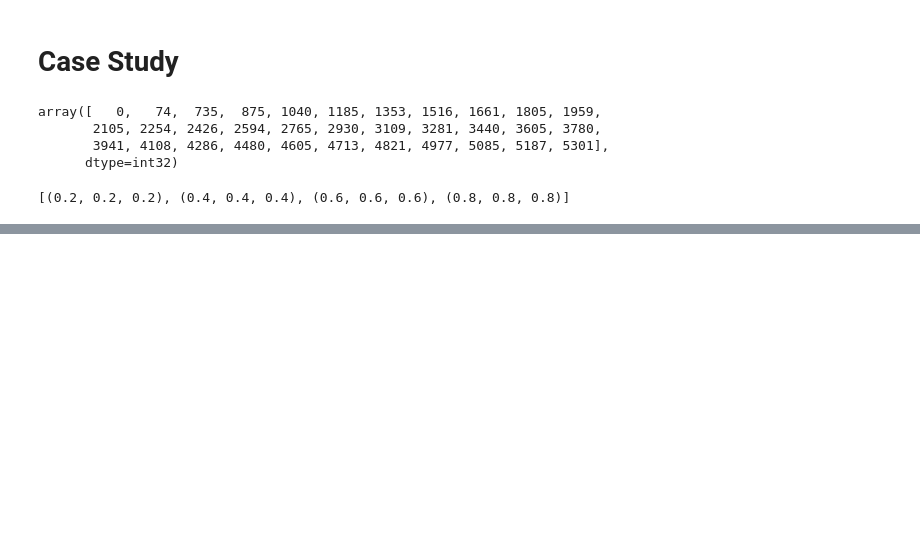
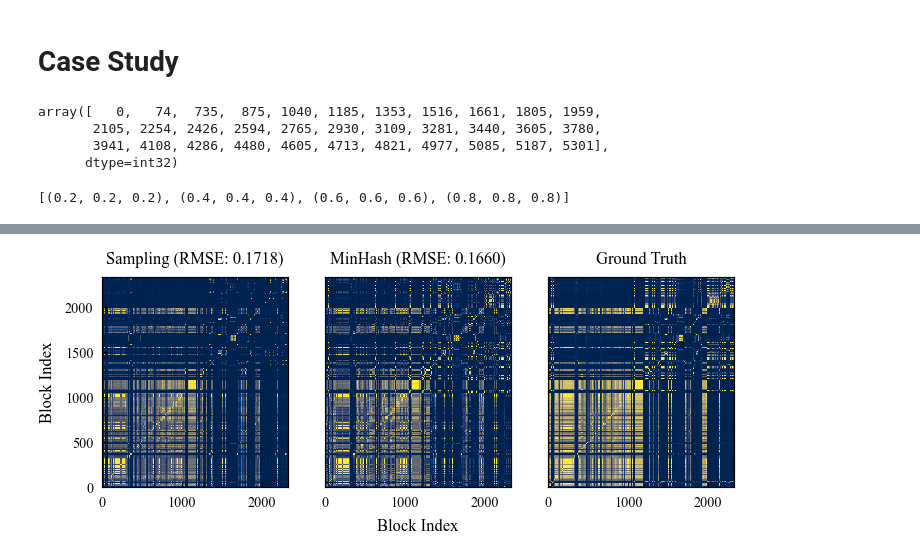
Before and after one commit to pku-liang/p2sim, a Jupyter notebook: analysis2.ipynb, the cells around one changed output, grey strips where cells are left out. Cells and saved outputs as stored; diff of their text form; code cells hidden in the pictures; blank space fills up the shorter version.

```diff
--- a/analysis2.ipynb
+++ b/analysis2.ipynb
@@ -283,0 +289,22 @@ plt.savefig('thread-breakdown-boom-l-t12.pgo.pdf')
+# %%
+ground_truth = np.load('prof-method-stat/ground-truth.npy')
+minhash_method = np.load('prof-method-stat/minhash-method.npy') ** 0.7
+binsample_method = np.load('prof-method-stat/binsample-method.npy')
+# %%
+# plt.figure(figsize=(1.6*3, 1.6))
+fig, ax = plt.subplots(1, 3, figsize=(3*1.6, 1.6), squeeze=True)
+ax[0].pcolormesh(binsample_method, rasterized=True)
+rmse = np.sqrt(((binsample_method - ground_truth) ** 2).mean())
+ax[0].set_title(f'Sampling (RMSE: {rmse:.4f})')
+ax[1].pcolormesh(minhash_method, rasterized=True)
+ax[1].set_yticks([])
+rmse = np.sqrt(((minhash_method - ground_truth) ** 2).mean())
+ax[1].set_title(f'MinHash (RMSE: {rmse:.4f})')
+ax[2].pcolormesh(ground_truth, rasterized=True)
+ax[2].set_yticks([])
+ax[2].set_title(f'Ground Truth')
+ax[0].set_ylabel('Block Index')
+ax[1].set_xlabel('Block Index')
+plt.savefig('prof-method-stat.pdf')
+# %% [output]
+[figure, added]
```
Also changed, not shown: parts of 10 cells of this notebook, 5 other files.
